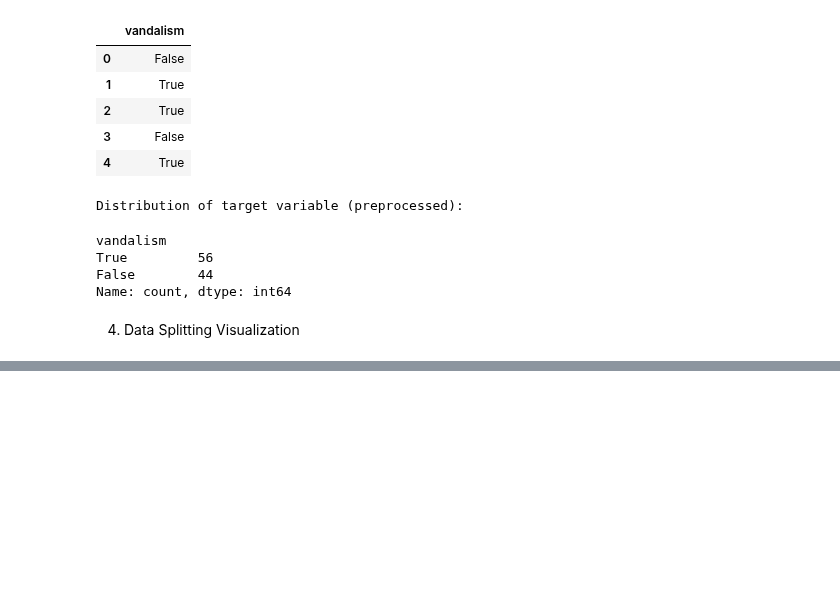
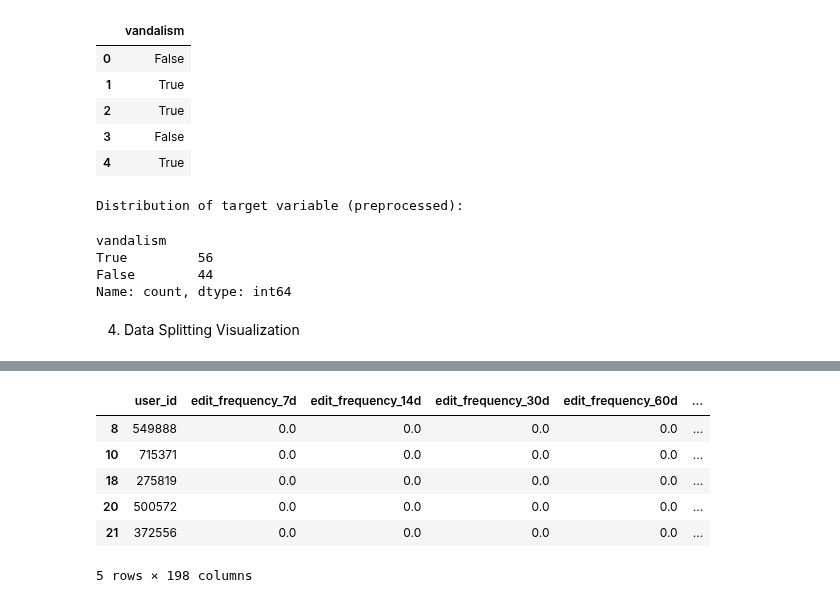
Before and after one commit to rspseshasai/vandalism_detection_osm, a Jupyter notebook: notebooks/visualization_and_analysis.ipynb, the cells around one changed output, grey strips where cells are left out. Saved outputs shown, nothing was run; the diff lists cells and outputs as text; code cells hidden in the pictures; blank space fills up the shorter version.

```diff
--- a/notebooks/visualization_and_analysis.ipynb
+++ b/notebooks/visualization_and_analysis.ipynb
@@ -194 +170,11 @@ Shapes of datasets:
 | X_test | 100 | 198 |
+# %%
+X_train.head()
+# %% [output]
+|  | user_id | edit_frequency_7d | edit_frequency_14d | edit_frequency_30d | edit_frequency_60d | ... |
+| 8 | 549888 | 0.0 | 0.0 | 0.0 | 0.0 | ... |
+| 10 | 715371 | 0.0 | 0.0 | 0.0 | 0.0 | ... |
+| 18 | 275819 | 0.0 | 0.0 | 0.0 | 0.0 | ... |
+| 20 | 500572 | 0.0 | 0.0 | 0.0 | 0.0 | ... |
+| 21 | 372556 | 0.0 | 0.0 | 0.0 | 0.0 | ... |
+5 rows × 198 columns
```
Also changed, not shown: parts of 11 cells of this notebook, 4 other files.
